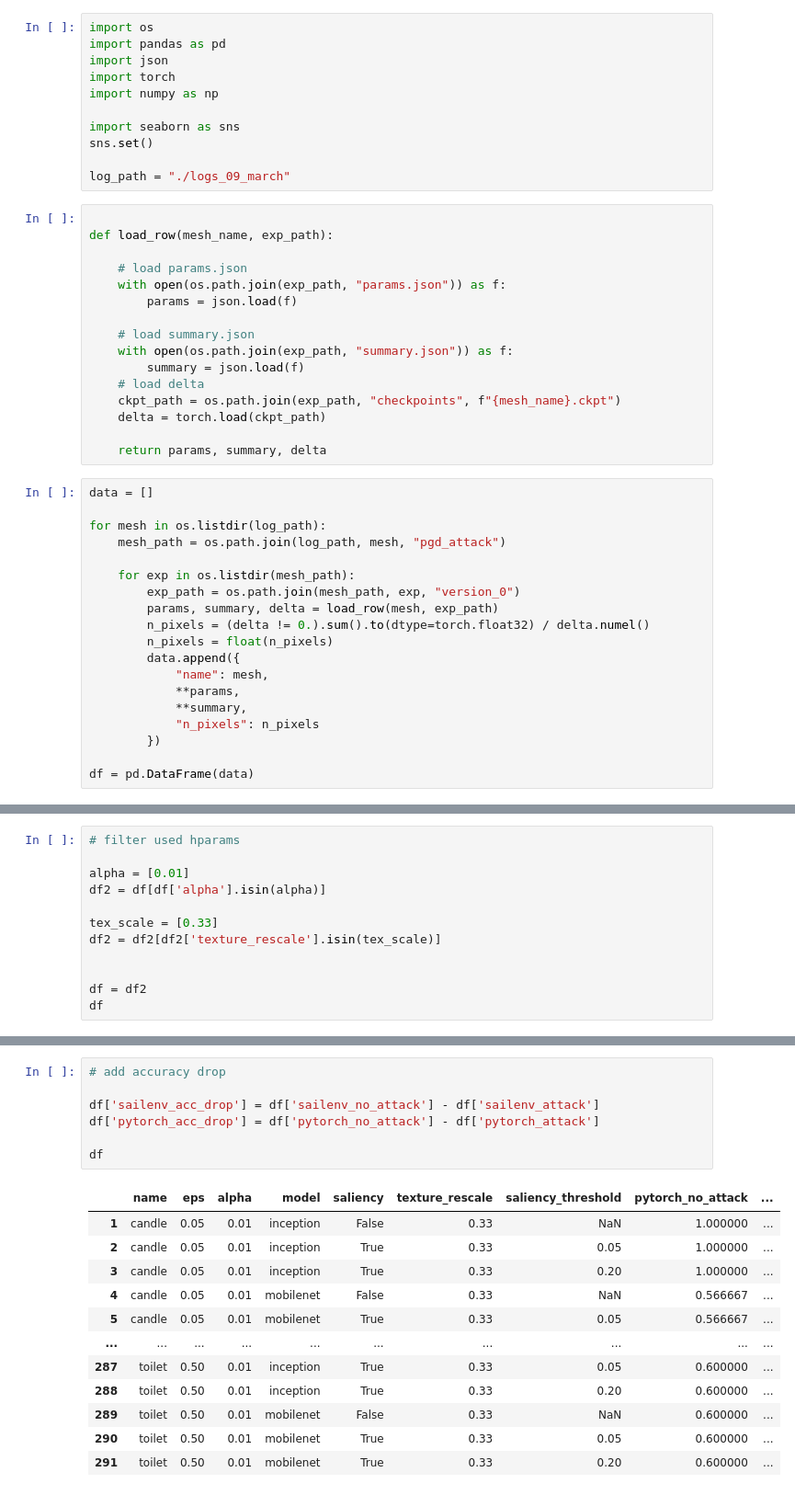
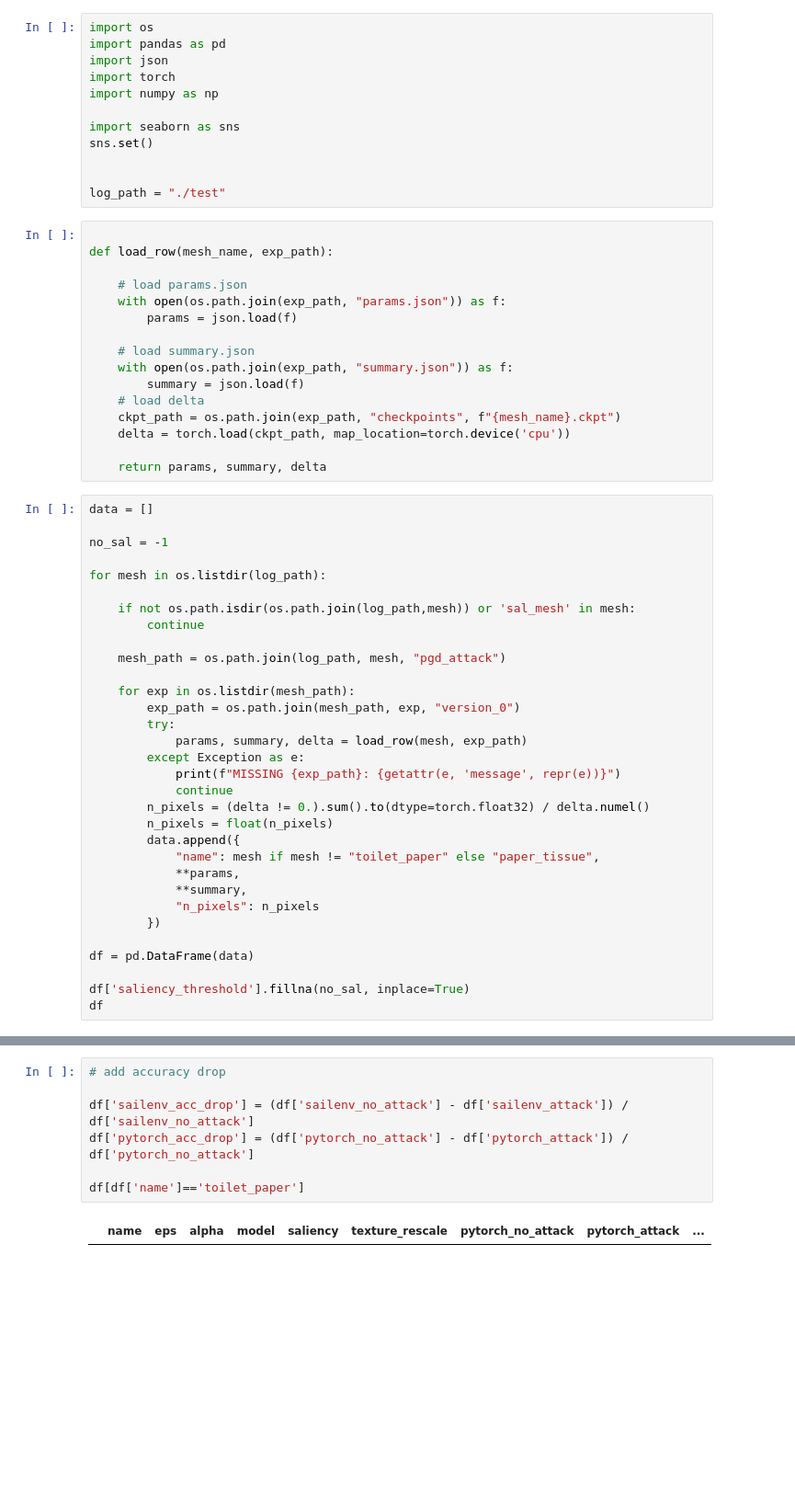
Before and after one commit to sailab-code/SAIFooler, a Jupyter notebook: analyze_data.ipynb, the cells around one changed output, grey strips where cells are left out. Shown: that part at 92% size. Cells and saved outputs as stored; diff of their text form; blank space fills up the shorter version.

```diff
--- a/analyze_data.ipynb
+++ b/analyze_data.ipynb
@@ -8,7 +8,8 @@ import numpy as np
 import seaborn as sns
 sns.set()
 
-log_path = "./logs_09_march"
+
+log_path = "./test"
 # %%
 
 def load_row(mesh_name, exp_path):
@@ -22,25 +23,38 @@ def load_row(mesh_name, exp_path):
         summary = json.load(f)
     # load delta
     ckpt_path = os.path.join(exp_path, "checkpoints", f"{mesh_name}.ckpt")
-    delta = torch.load(ckpt_path)
+    delta = torch.load(ckpt_path, map_location=torch.device('cpu'))
 
     return params, summary, delta
 # %%
 data = []
 
+no_sal = -1
+
 for mesh in os.listdir(log_path):
+
+    if not os.path.isdir(os.path.join(log_path,mesh)) or 'sal_mesh' in mesh:
+        continue
+
     mesh_path = os.path.join(log_path, mesh, "pgd_attack")
 
     for exp in os.listdir(mesh_path):
         exp_path = os.path.join(mesh_path, exp, "version_0")
-        params, summary, delta = load_row(mesh, exp_path)
+        try:
+            params, summary, delta = load_row(mesh, exp_path)
+        except Exception as e:
+            print(f"MISSING {exp_path}: {getattr(e, 'message', repr(e))}")
+            continue
         n_pixels = (delta != 0.).sum().to(dtype=torch.float32) / delta.numel()
         n_pixels = float(n_pixels)
         data.append({
-            "name": mesh,
+            "name": mesh if mesh != "toilet_paper" else "paper_tissue",
             **params,
             **summary,
             "n_pixels": n_pixels
         })
 
 df = pd.DataFrame(data)
+
+df['saliency_threshold'].fillna(no_sal, inplace=True)
+df
@@ -47,12 +74,0 @@ df = pd.DataFrame(data)
-# %%
-# filter used hparams
-
-alpha = [0.01]
-df2 = df[df['alpha'].isin(alpha)]
-
-tex_scale = [0.33]
-df2 = df2[df2['texture_rescale'].isin(tex_scale)]
-
-
-df = df2
-df
@@ -73,20 +75,9 @@ df
 # %%
 # add accuracy drop
 
-df['sailenv_acc_drop'] = df['sailenv_no_attack'] - df['sailenv_attack']
-df['pytorch_acc_drop'] = df['pytorch_no_attack'] - df['pytorch_attack']
+df['sailenv_acc_drop'] = (df['sailenv_no_attack'] - df['sailenv_attack']) / df['sailenv_no_attack']
+df['pytorch_acc_drop'] = (df['pytorch_no_attack'] - df['pytorch_attack']) / df['pytorch_no_attack']
 
-df
+df[df['name']=='toilet_paper']
 # %% [output]
-|  | name | eps | alpha | model | saliency | texture_rescale | saliency_threshold | pytorch_no_attack | ... |
-| 1 | candle | 0.05 | 0.01 | inception | False | 0.33 | NaN | 1.000000 | ... |
-| 2 | candle | 0.05 | 0.01 | inception | True | 0.33 | 0.05 | 1.000000 | ... |
-| 3 | candle | 0.05 | 0.01 | inception | True | 0.33 | 0.20 | 1.000000 | ... |
-| 4 | candle | 0.05 | 0.01 | mobilenet | False | 0.33 | NaN | 0.566667 | ... |
-| 5 | candle | 0.05 | 0.01 | mobilenet | True | 0.33 | 0.05 | 0.566667 | ... |
-| ... | ... | ... | ... | ... | ... | ... | ... | ... | ... |
-| 287 | toilet | 0.50 | 0.01 | inception | True | 0.33 | 0.05 | 0.600000 | ... |
-| 288 | toilet | 0.50 | 0.01 | inception | True | 0.33 | 0.20 | 0.600000 | ... |
-| 289 | toilet | 0.50 | 0.01 | mobilenet | False | 0.33 | NaN | 0.600000 | ... |
-| 290 | toilet | 0.50 | 0.01 | mobilenet | True | 0.33 | 0.05 | 0.600000 | ... |
-| 291 | toilet | 0.50 | 0.01 | mobilenet | True | 0.33 | 0.20 | 0.600000 | ... |
+|  | name | eps | alpha | model | saliency | texture_rescale | pytorch_no_attack | pytorch_attack | ... |
```
Also changed, not shown: parts of 15 cells of this notebook, 5 other files.
